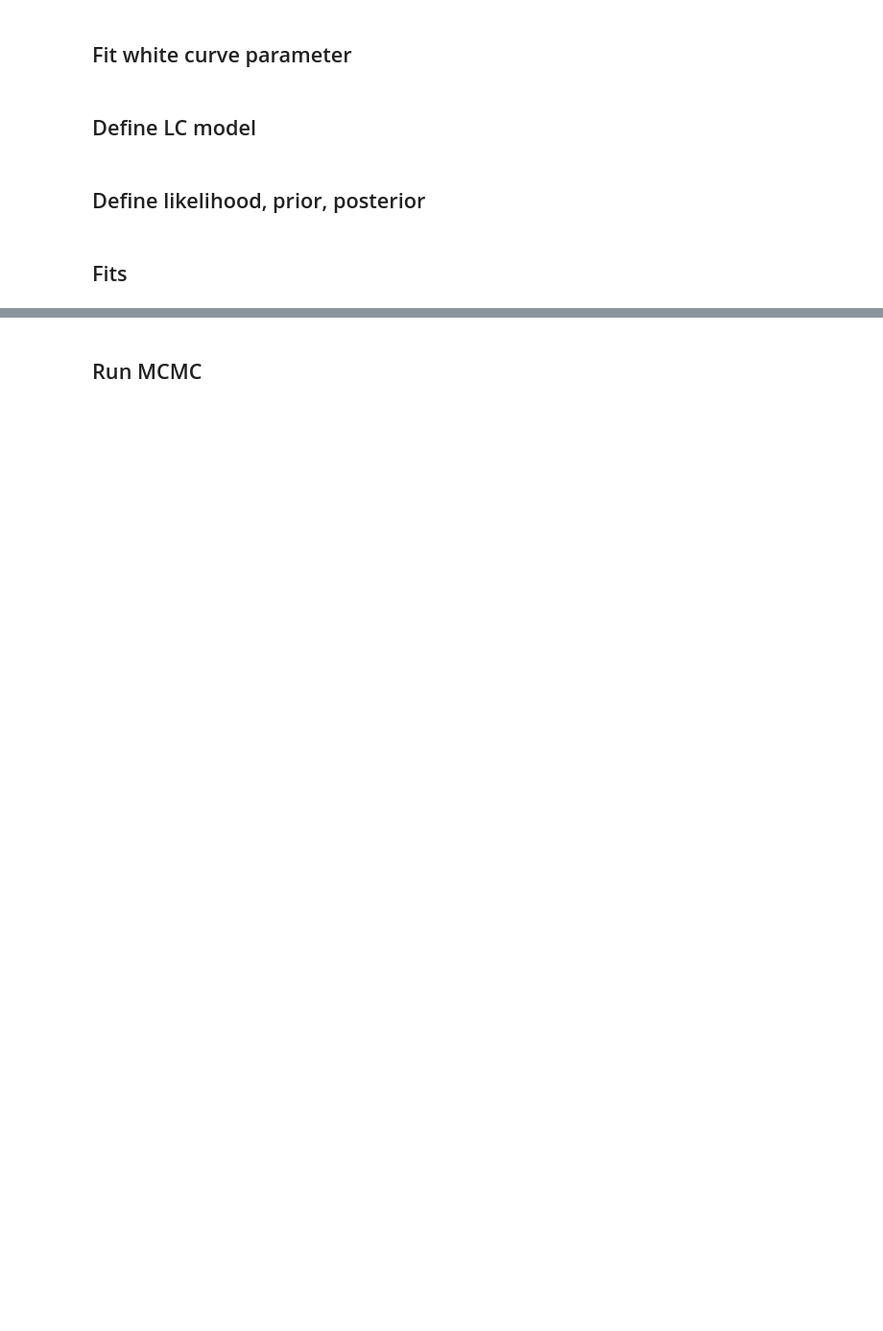
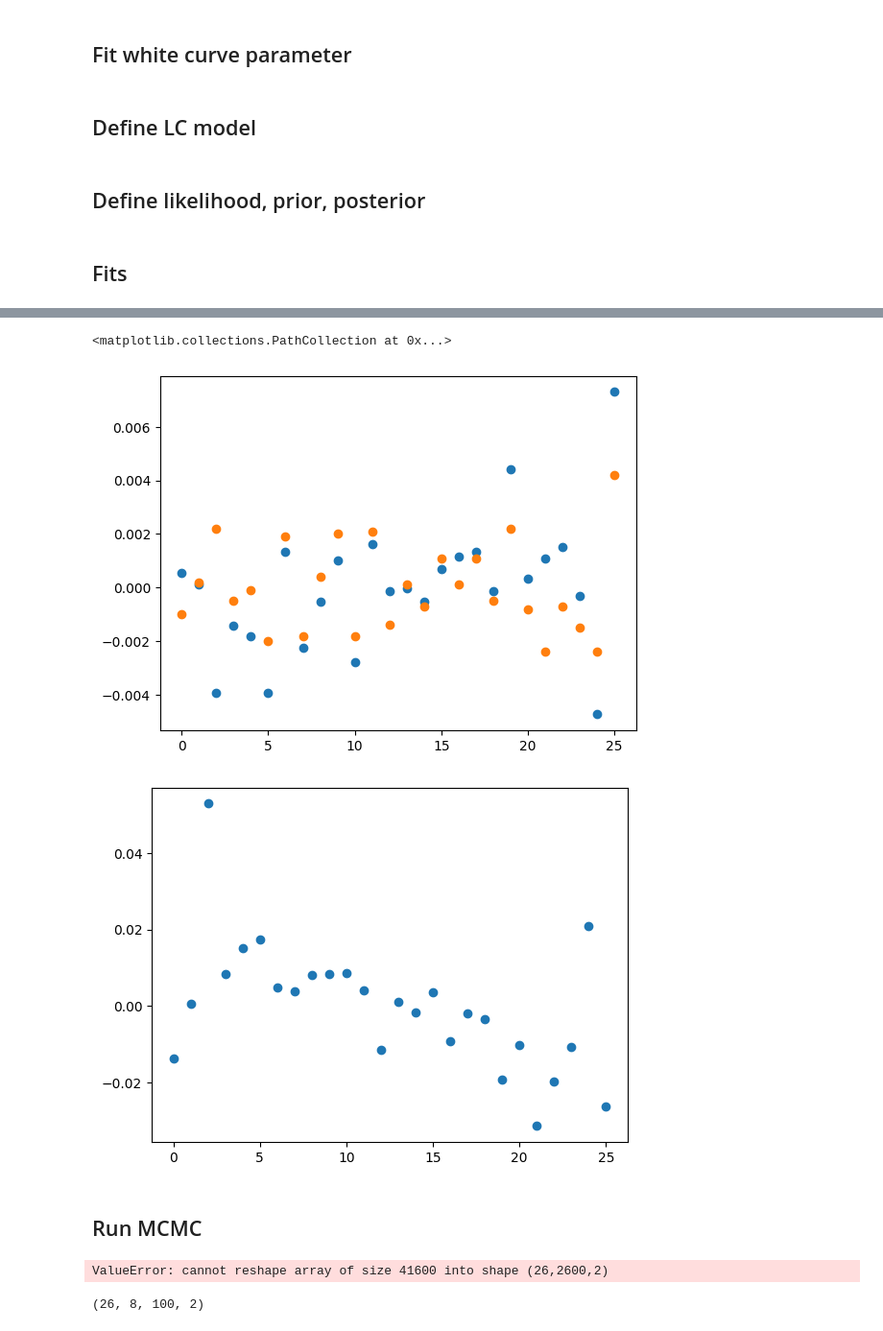
Before and after one commit to ChrisBoettner/gallifrey, a Jupyter notebook: notebooks/006_HATS_46b.ipynb, the cells around one changed output, grey strips where cells are left out. Shown: that part at 96% size. Cells and saved outputs as stored; diff of their text form; code cells hidden in the pictures; blank space fills up the shorter version.

```diff
--- a/notebooks/006_HATS_46b.ipynb
+++ b/notebooks/006_HATS_46b.ipynb
@@ -282,16 +332,20 @@ for i in tqdm(range(len(y))):
 # %%
-# import matplotlib.pyplot as plt
+import matplotlib.pyplot as plt
 
-# Rps = np.array([sol["lc_parameter"][0] for sol in parameter_solutions])
-# plt.scatter(range(len(y)), Rps - np.mean(Rps))
-# plt.scatter(range(len(y)), reference["Rp"].to_numpy() - np.mean(reference["Rp"]))
+Rps = np.array([sol["lc_parameter"][0] for sol in parameter_solutions])
+plt.scatter(range(len(y)), Rps - np.mean(Rps))
+plt.scatter(range(len(y)), reference["Rp"].to_numpy() - np.mean(reference["Rp"]))
 
-# plt.figure()
-# plt.scatter(
-#     range(len(y)),
-#     ((reference["Rp"].to_numpy() - np.mean(reference["Rp"])) - (Rps - np.mean(Rps)))
-#     / reference["Rp"],
-# )
+plt.figure()
+plt.scatter(
+    range(len(y)),
+    ((reference["Rp"].to_numpy() - np.mean(reference["Rp"])) - (Rps - np.mean(Rps)))
+    / reference["Rp"],
+)
+# %% [output]
+<matplotlib.collections.PathCollection at 0x...>
+[figure, added]
+[figure, added]
 # %% [markdown]
 ## Run MCMC
 # %%
@@ -351,0 +409,12 @@ np.savez(
+# %%
+np.percentile(
+    np.array(chains["lc_parameter"]).reshape(26, num_samples * num_chains, 2),
+    [16, 50, 84],
+    axis=1,
+).shape
+# %% [output]
+ValueError: cannot reshape array of size 41600 into shape (26,2600,2)
+# %%
+np.array(chains["lc_parameter"]).shape
+# %% [output]
+(26, 8, 100, 2)
```
Also changed, not shown: parts of 9 cells of this notebook, 55 other files.
